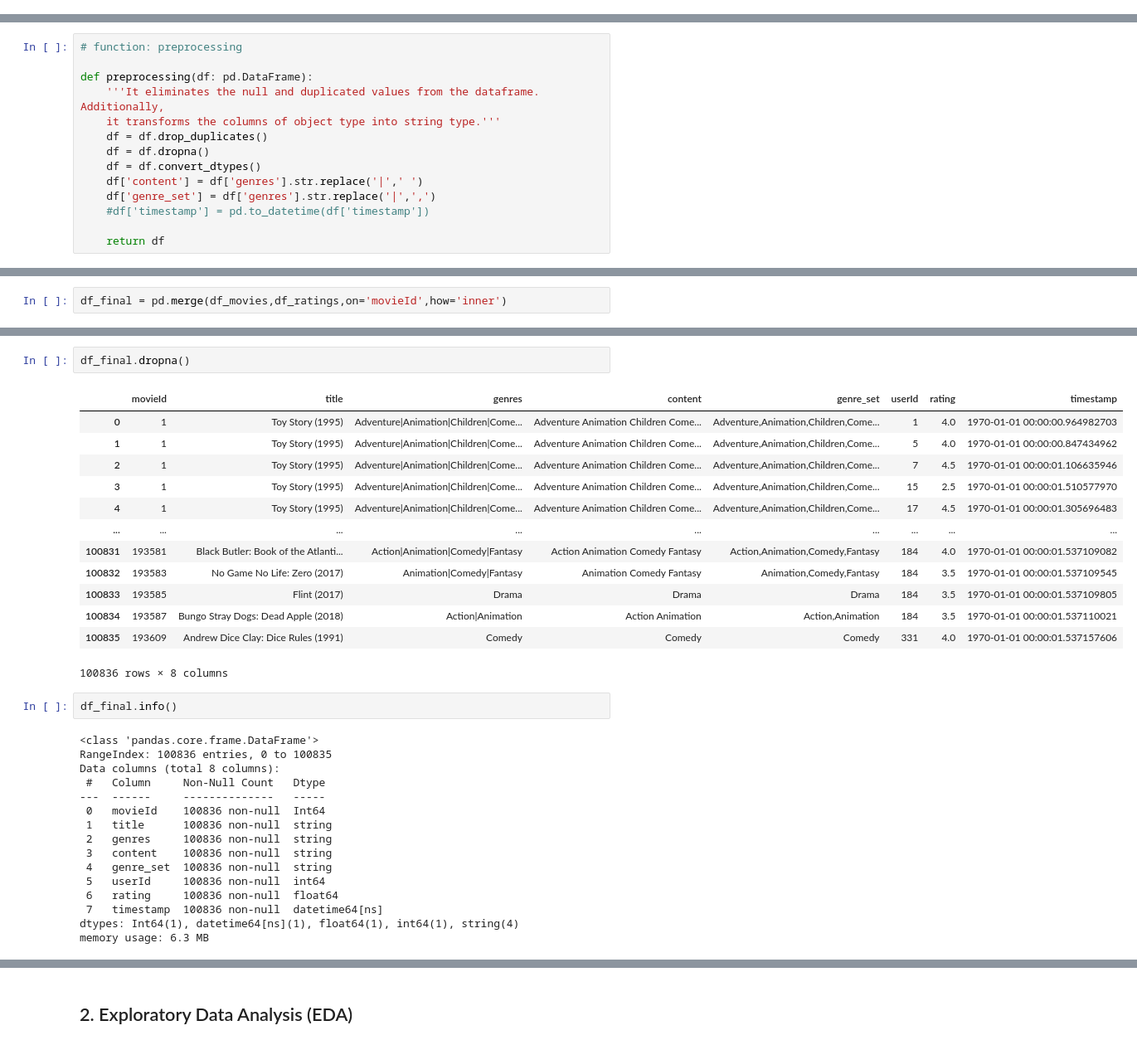
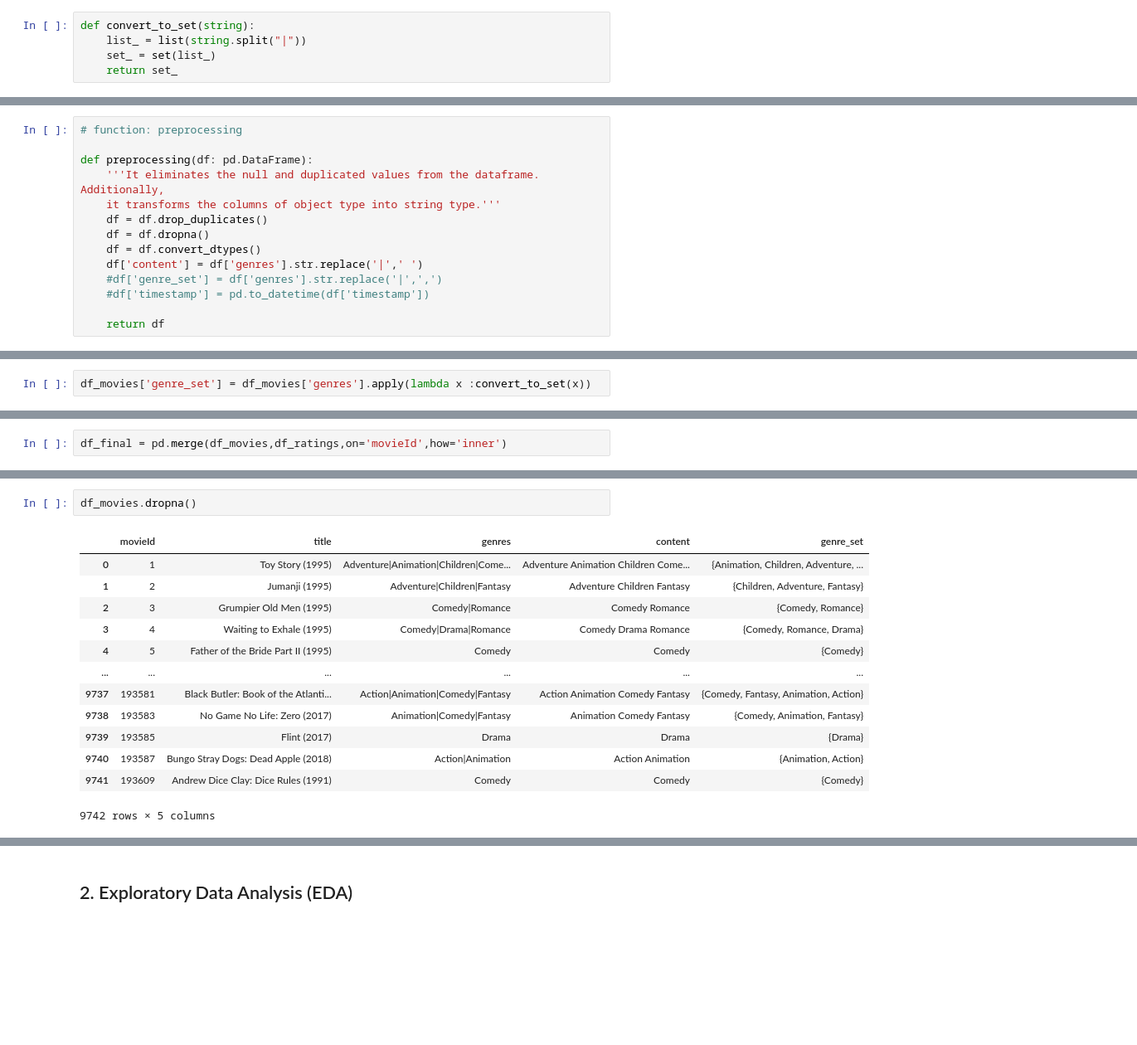
Before and after one commit to AJBrachoRodriguez/Movie-Recommender, a Jupyter notebook: notebook.ipynb, the cells around one changed output, grey strips where cells are left out. Shown: that part at 83% size. Saved outputs shown, nothing was run; the diff lists cells and outputs as text; blank space fills up the shorter version.

```diff
--- a/notebook.ipynb
+++ b/notebook.ipynb
@@ -108,0 +120,5 @@ memory usage: 228.5+ KB
+# %%
+def convert_to_set(string):
+    list_ = list(string.split("|"))
+    set_ = set(list_)
+    return set_
@@ -116,7 +136,7 @@ def preprocessing(df: pd.DataFrame):
     df = df.dropna()
     df = df.convert_dtypes()
     df['content'] = df['genres'].str.replace('|',' ')
-    df['genre_set'] = df['genres'].str.replace('|',',')
+    #df['genre_set'] = df['genres'].str.replace('|',',')
     #df['timestamp'] = pd.to_datetime(df['timestamp'])
 
     return df
@@ -124,0 +151,2 @@ df_movies = preprocessing(df_movies)
+# %%
+df_movies['genre_set'] = df_movies['genres'].apply(lambda x :convert_to_set(x))
@@ -243,34 +256,16 @@ df_final.drop_duplicates()
 # %%
-df_final.dropna()
+df_movies.dropna()
 # %% [output]
-|  | movieId | title | genres | content | genre_set | userId | rating | timestamp |
-| 0 | 1 | Toy Story (1995) | Adventure|Animation|Children|Come... | Adventure Animation Children Come... | Adventure,Animation,Children,Come... | 1 | 4.0 | 1970-01-01 00:00:00.964982703 |
-| 1 | 1 | Toy Story (1995) | Adventure|Animation|Children|Come... | Adventure Animation Children Come... | Adventure,Animation,Children,Come... | 5 | 4.0 | 1970-01-01 00:00:00.847434962 |
-| 2 | 1 | Toy Story (1995) | Adventure|Animation|Children|Come... | Adventure Animation Children Come... | Adventure,Animation,Children,Come... | 7 | 4.5 | 1970-01-01 00:00:01.106635946 |
-| 3 | 1 | Toy Story (1995) | Adventure|Animation|Children|Come... | Adventure Animation Children Come... | Adventure,Animation,Children,Come... | 15 | 2.5 | 1970-01-01 00:00:01.510577970 |
-| 4 | 1 | Toy Story (1995) | Adventure|Animation|Children|Come... | Adventure Animation Children Come... | Adventure,Animation,Children,Come... | 17 | 4.5 | 1970-01-01 00:00:01.305696483 |
-| ... | ... | ... | ... | ... | ... | ... | ... | ... |
-| 100831 | 193581 | Black Butler: Book of the Atlanti... | Action|Animation|Comedy|Fantasy | Action Animation Comedy Fantasy | Action,Animation,Comedy,Fantasy | 184 | 4.0 | 1970-01-01 00:00:01.537109082 |
-| 100832 | 193583 | No Game No Life: Zero (2017) | Animation|Comedy|Fantasy | Animation Comedy Fantasy | Animation,Comedy,Fantasy | 184 | 3.5 | 1970-01-01 00:00:01.537109545 |
-| 100833 | 193585 | Flint (2017) | Drama | Drama | Drama | 184 | 3.5 | 1970-01-01 00:00:01.537109805 |
-| 100834 | 193587 | Bungo Stray Dogs: Dead Apple (2018) | Action|Animation | Action Animation | Action,Animation | 184 | 3.5 | 1970-01-01 00:00:01.537110021 |
-| 100835 | 193609 | Andrew Dice Clay: Dice Rules (1991) | Comedy | Comedy | Comedy | 331 | 4.0 | 1970-01-01 00:00:01.537157606 |
+|  | movieId | title | genres | content | genre_set |
+| 0 | 1 | Toy Story (1995) | Adventure|Animation|Children|Come... | Adventure Animation Children Come... | {Animation, Children, Adventure, ... |
+| 1 | 2 | Jumanji (1995) | Adventure|Children|Fantasy | Adventure Children Fantasy | {Children, Adventure, Fantasy} |
+| 2 | 3 | Grumpier Old Men (1995) | Comedy|Romance | Comedy Romance | {Comedy, Romance} |
+| 3 | 4 | Waiting to Exhale (1995) | Comedy|Drama|Romance | Comedy Drama Romance | {Comedy, Romance, Drama} |
+| 4 | 5 | Father of the Bride Part II (1995) | Comedy | Comedy | {Comedy} |
+| ... | ... | ... | ... | ... | ... |
+| 9737 | 193581 | Black Butler: Book of the Atlanti... | Action|Animation|Comedy|Fantasy | Action Animation Comedy Fantasy | {Comedy, Fantasy, Animation, Action} |
+| 9738 | 193583 | No Game No Life: Zero (2017) | Animation|Comedy|Fantasy | Animation Comedy Fantasy | {Comedy, Animation, Fantasy} |
+| 9739 | 193585 | Flint (2017) | Drama | Drama | {Drama} |
+| 9740 | 193587 | Bungo Stray Dogs: Dead Apple (2018) | Action|Animation | Action Animation | {Animation, Action} |
+| 9741 | 193609 | Andrew Dice Clay: Dice Rules (1991) | Comedy | Comedy | {Comedy} |
-100836 rows × 8 columns
+9742 rows × 5 columns
-# %%
-df_final.info()
-# %% [output]
-<class 'pandas.core.frame.DataFrame'>
-RangeIndex: 100836 entries, 0 to 100835
-Data columns (total 8 columns):
- #   Column     Non-Null Count   Dtype
----  ------     --------------   -----
- 0   movieId    100836 non-null  Int64
- 1   title      100836 non-null  string
- 2   genres     100836 non-null  string
- 3   content    100836 non-null  string
- 4   genre_set  100836 non-null  string
- 5   userId     100836 non-null  int64
- 6   rating     100836 non-null  float64
- 7   timestamp  100836 non-null  datetime64[ns]
-dtypes: Int64(1), datetime64[ns](1), float64(1), int64(1), string(4)
-memory usage: 6.3 MB
```
Also changed, not shown: parts of 56 cells of this notebook.
